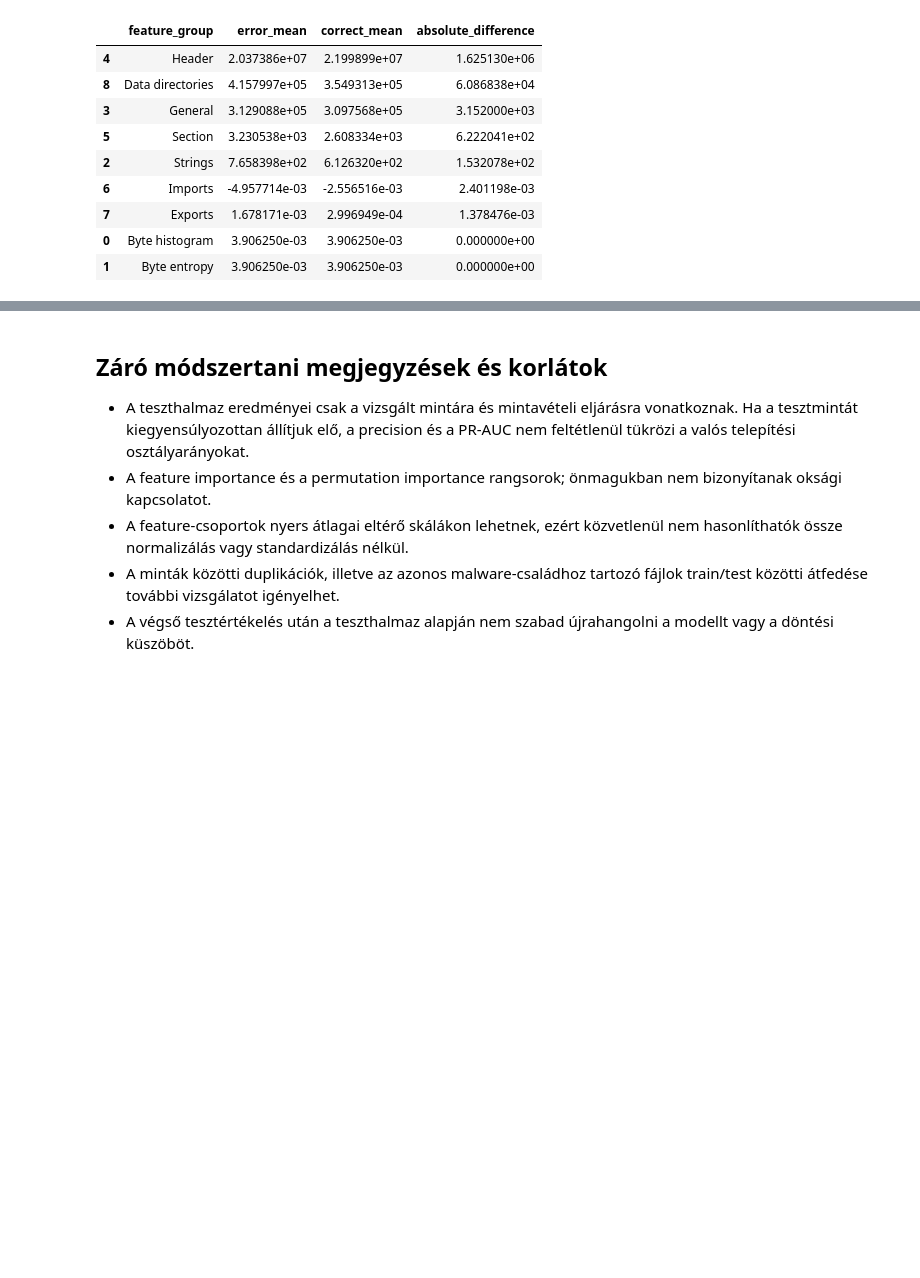
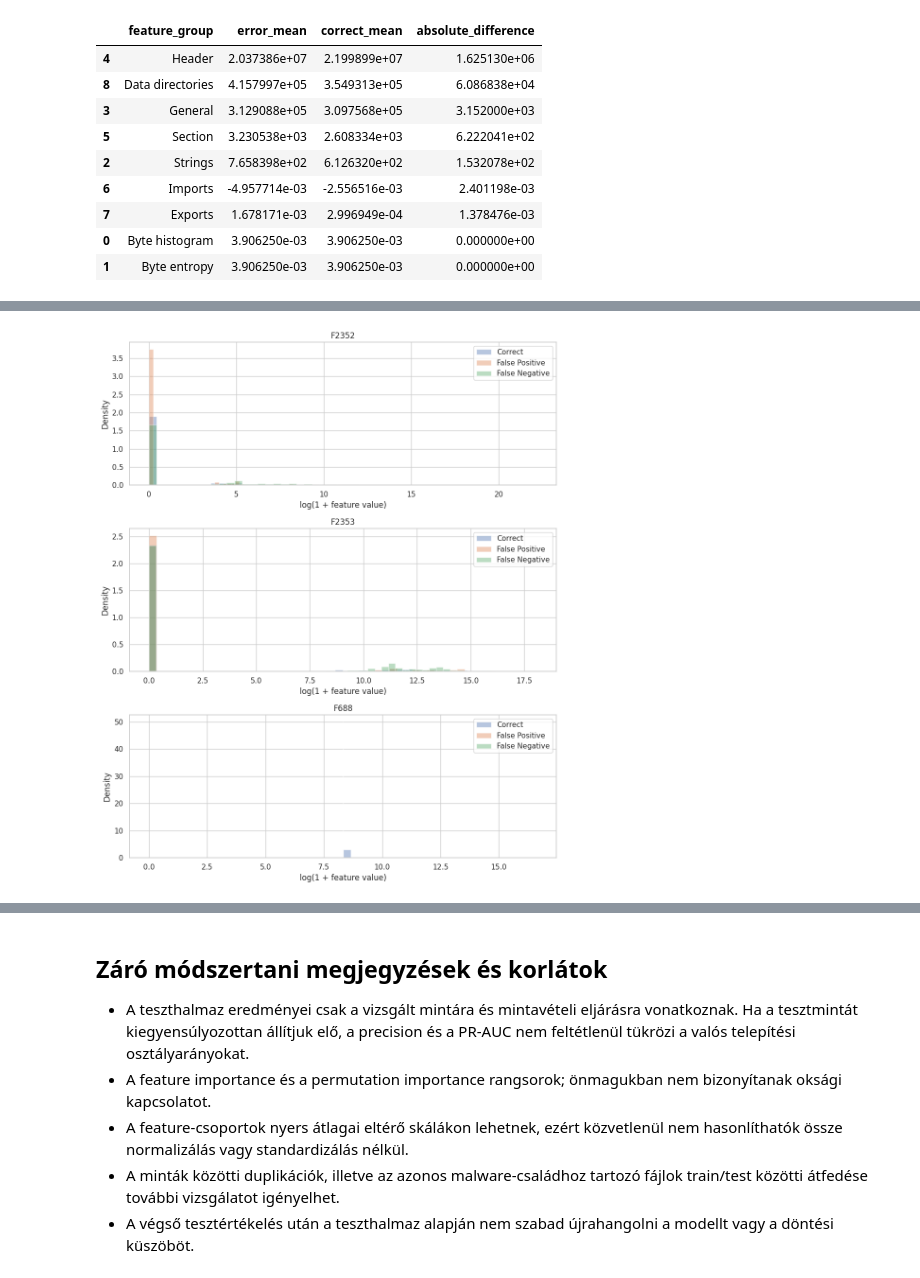
Before and after one commit to RaczNikoletta/Artificial-intelligence, a Jupyter notebook: PE_SupervisedML/EMBER_2018_v2_osszesitett.ipynb, the cells around one changed output, grey strips where cells are left out. Saved outputs shown, nothing was run; the diff lists cells and outputs as text; code cells hidden in the pictures; blank space fills up the shorter version.

Commit message:
further analysis about false classifications

```diff
--- a/PE_SupervisedML/EMBER_2018_v2_osszesitett.ipynb
+++ b/PE_SupervisedML/EMBER_2018_v2_osszesitett.ipynb
@@ -2043,0 +2300,44 @@ display(
+# %%
+import matplotlib.pyplot as plt
+
+features_to_plot = ["F2352", "F2353", "F688"]
+error_types = ["Correct", "False Positive", "False Negative"]
+
+fig, axes = plt.subplots(
+    len(features_to_plot),
+    1,
+    figsize=(10, 12)
+)
+
+for ax, feature_name in zip(axes, features_to_plot):
+
+    feature_idx = feature_names.index(feature_name)
+
+    for error_type in error_types:
+        mask = (
+            error_analysis_df["error_type"].to_numpy()
+            == error_type
+        )
+
+        values = X_test[mask, feature_idx]
+
+        # A nulla és negatív értékek miatt log1p-transzformáció
+        transformed = np.log1p(np.maximum(values, 0))
+
+        ax.hist(
+            transformed,
+            bins=50,
+            alpha=0.4,
+            density=True,
+            label=error_type
+        )
+
+    ax.set_title(feature_name)
+    ax.set_xlabel("log(1 + feature value)")
+    ax.set_ylabel("Density")
+    ax.legend()
+
+plt.tight_layout()
+plt.show()
+# %% [output]
+[figure, added]
```
Also changed, not shown: parts of 13 cells of this notebook.
